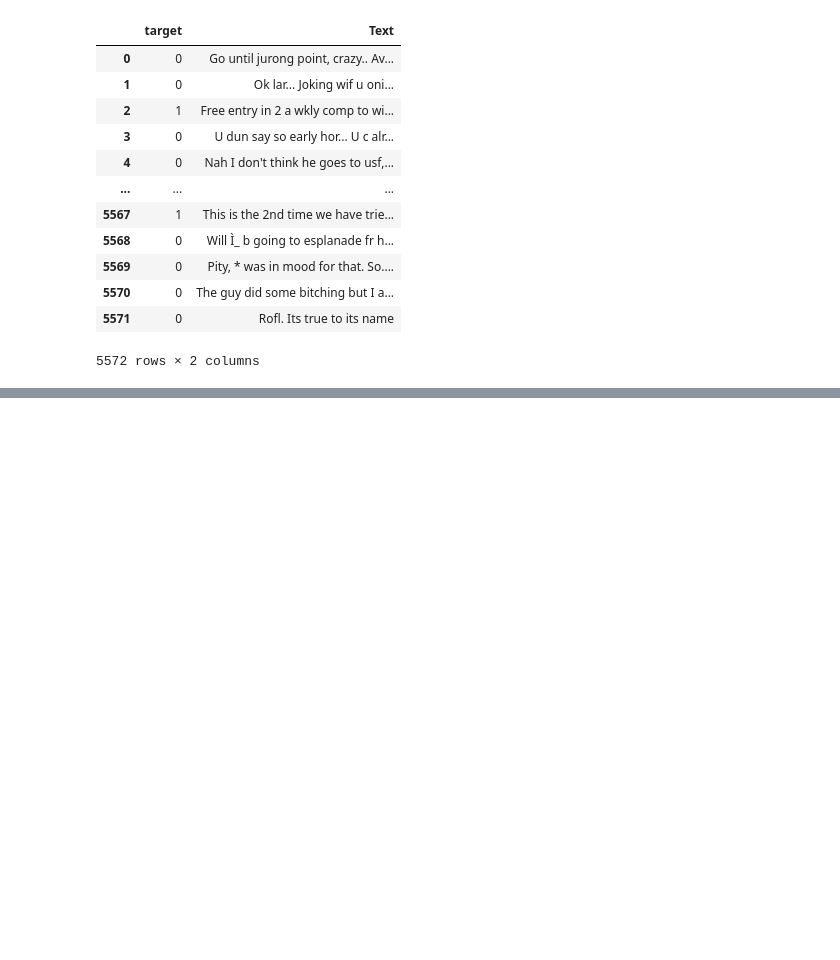
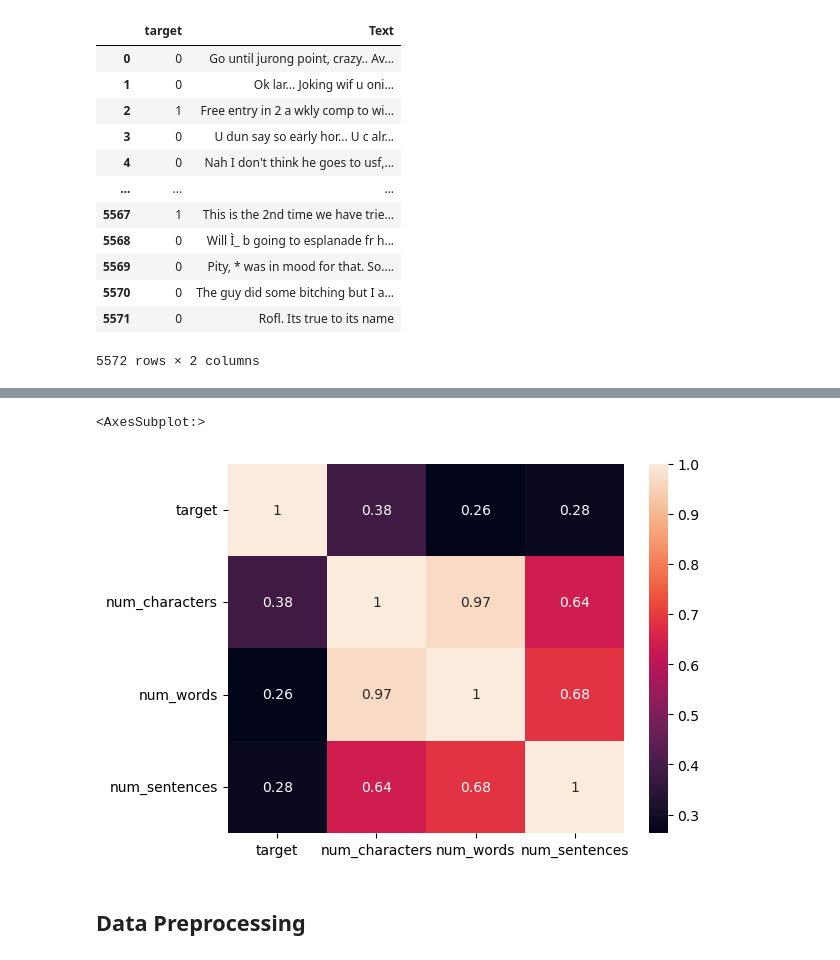
Before and after one commit to Abhishek5635/SpamClassification, a Jupyter notebook: notebook/EDA.ipynb, the cells around one changed output, grey strips where cells are left out. Saved outputs shown, nothing was run; the diff lists cells and outputs as text; code cells hidden in the pictures; blank space fills up the shorter version.

```diff
--- a/notebook/EDA.ipynb
+++ b/notebook/EDA.ipynb
@@ -62,0 +173,7 @@ df
+# %%
+sns.heatmap(df.corr(), annot = True)
+# %% [output]
+<AxesSubplot:>
+[figure, added]
+# %% [markdown]
+## Data Preprocessing
```
Also changed, not shown: parts of 36 cells of this notebook, 1 other file.
